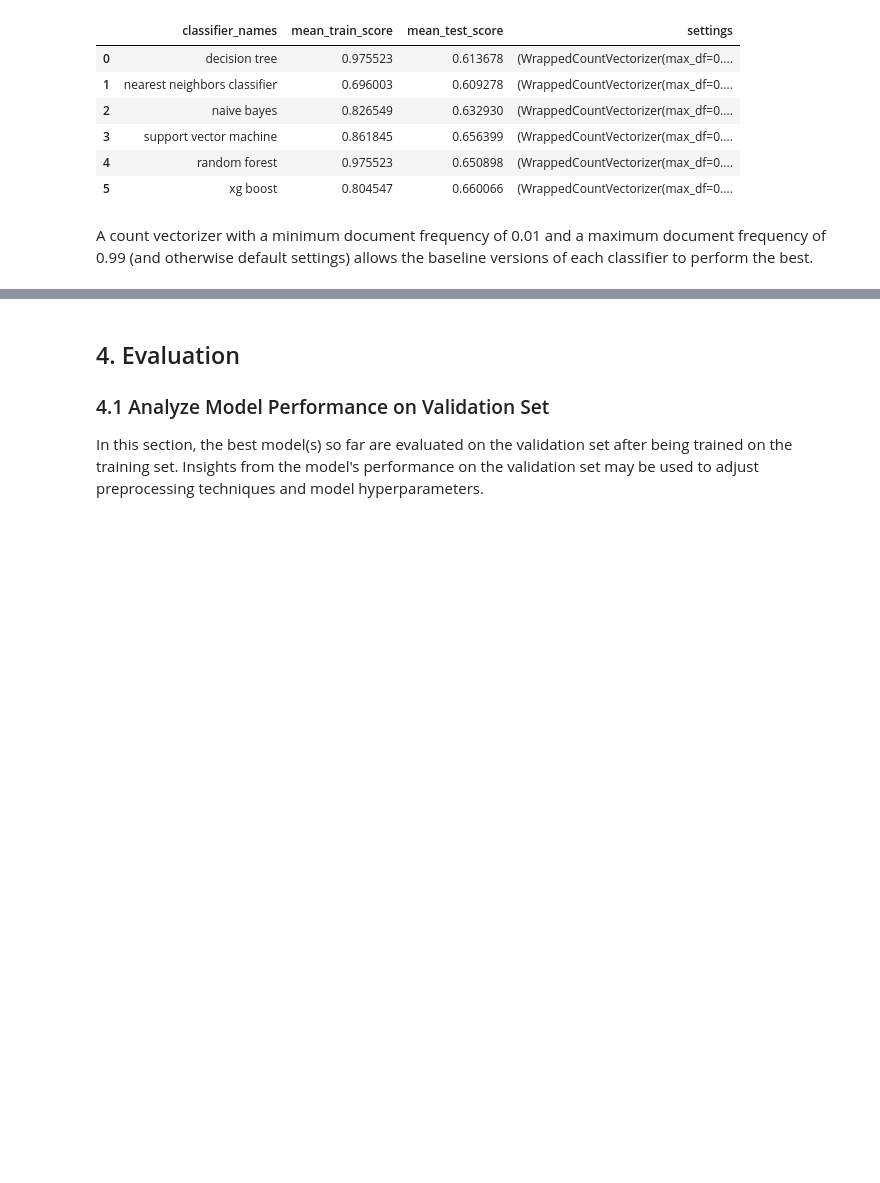
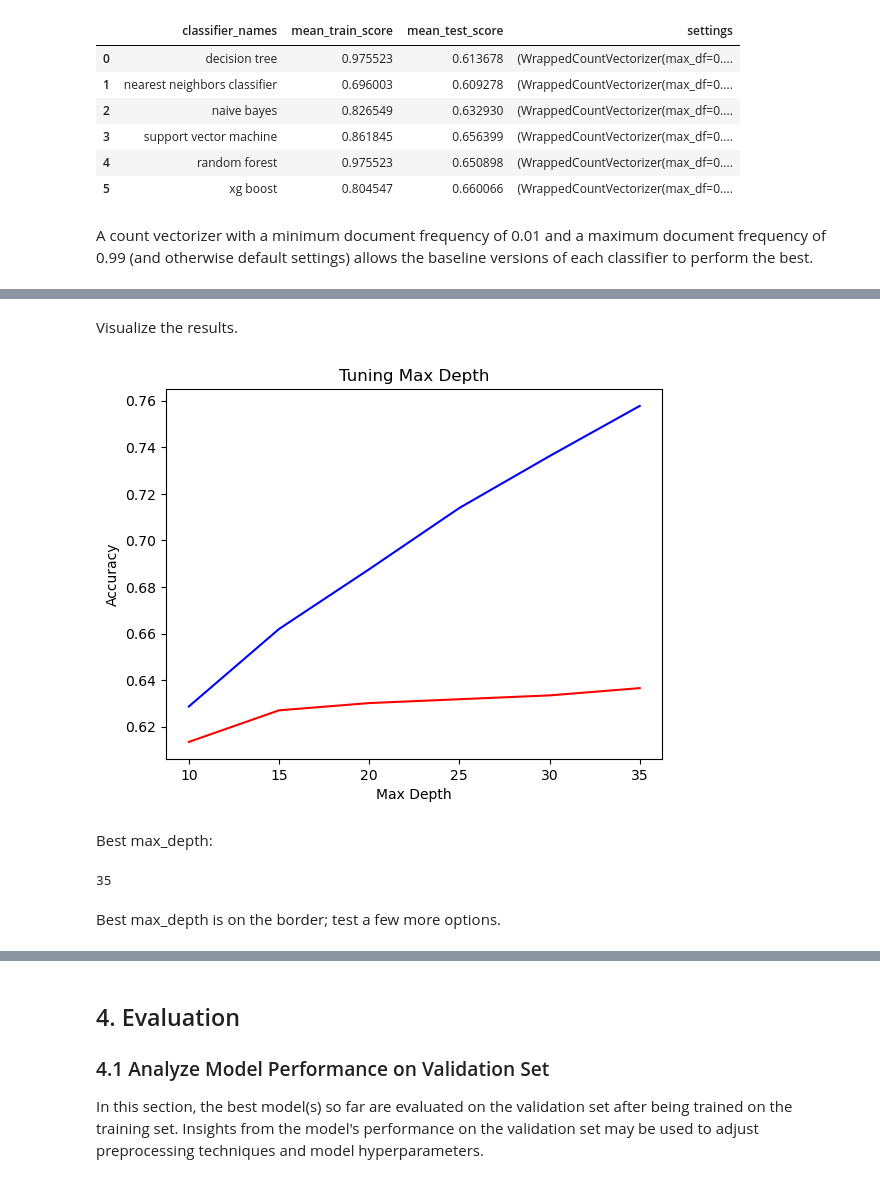
Before and after one commit to ran0027/twitter-sentiment-analysis, a Jupyter notebook: index.ipynb, the cells around one changed output, grey strips where cells are left out. Cells and saved outputs as stored; diff of their text form; code cells hidden in the pictures; blank space fills up the shorter version.

```diff
--- a/index.ipynb
+++ b/index.ipynb
@@ -1098,0 +1200,48 @@ ab23639 Add eda step / brand breakdown
+# %%
+# test out assertions above; what is the best accuracy we can achieve with a random forest with these feats?
+# max_depth
+
+max_depths = list(range(10, 40, 5))
+train_scores = []
+val_scores = []
+
+for num in max_depths:
+    tuning_rf = RandomForestClassifier(max_features='log2', max_samples=0.35, max_depth=num, n_estimators=250)
+    vectorizer = WrappedCountVectorizer(min_df=0.01, max_df=0.99)
+    cv_train_score = []
+    cv_test_score = []
+
+    kfolder = KFold(n_splits=3)
+    for train_indices, val_indices in kfolder.split(X_train_strings):
+        xtrain = X_train_strings.iloc[train_indices].copy()
+        ytrain = y_train_encoded.iloc[train_indices].copy()
+
+        xval = X_train_strings.iloc[val_indices].copy()
+        yval = y_train_encoded.iloc[val_indices].copy()
+
+        vectorizer.fit(xtrain)
+
+        tuning_rf.fit(vectorizer.transform(xtrain), ytrain)
+        cv_train_score.append(tuning_rf.score(vectorizer.transform(xtrain), ytrain))
+        cv_test_score.append(tuning_rf.score(vectorizer.transform(xval), yval))
+
+    train_scores.append(np.mean(cv_train_score))
+    val_scores.append(np.mean(cv_test_score))
+# %% [markdown]
+Visualize the results.
+# %%
+fig, ax = plt.subplots()
+
+plt.plot(max_depths, train_scores, label='train', color='b')
+plt.plot(max_depths, val_scores, label='val', color='r')
+ax.set(title='Tuning Max Depth', xlabel='Max Depth', ylabel='Accuracy');
+# %% [output]
+[figure, added]
+# %% [markdown]
+Best max_depth:
+# %%
+max_depths[np.argmax(val_scores)]
+# %% [output]
+35
+# %% [markdown]
+Best max_depth is on the border; test a few more options.
```
Also changed, not shown: parts of 86 cells of this notebook.
